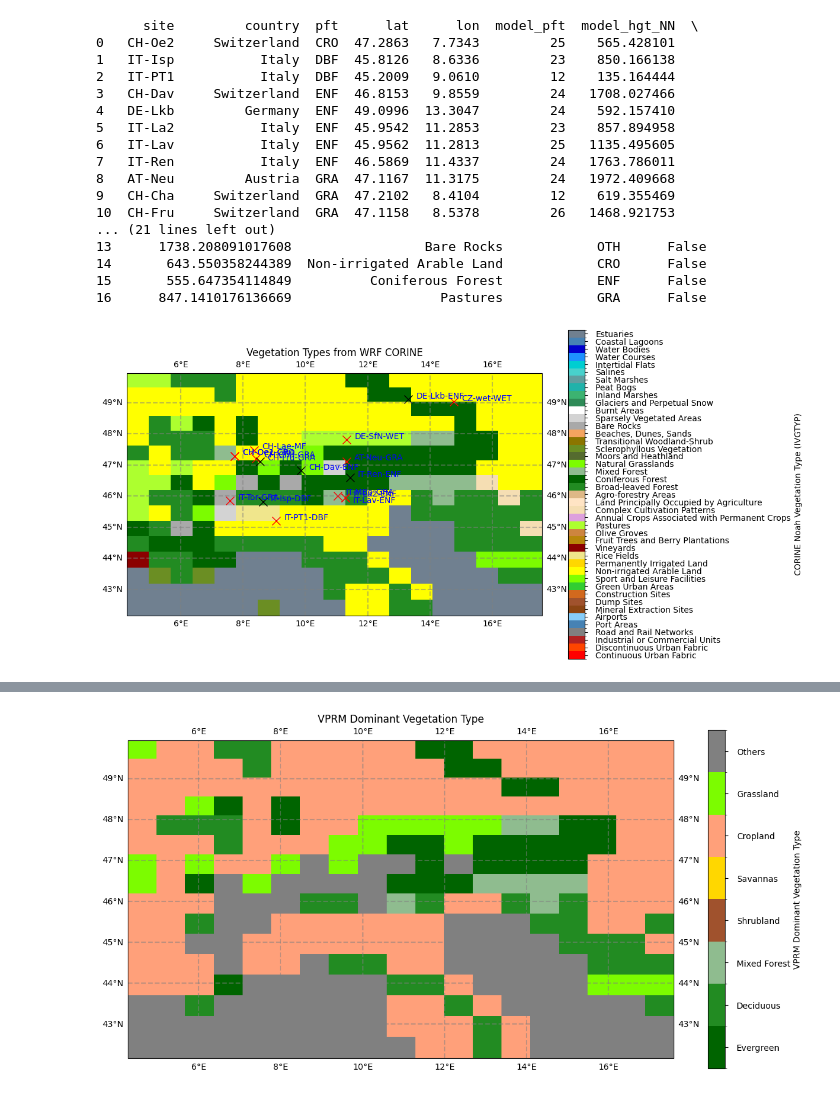
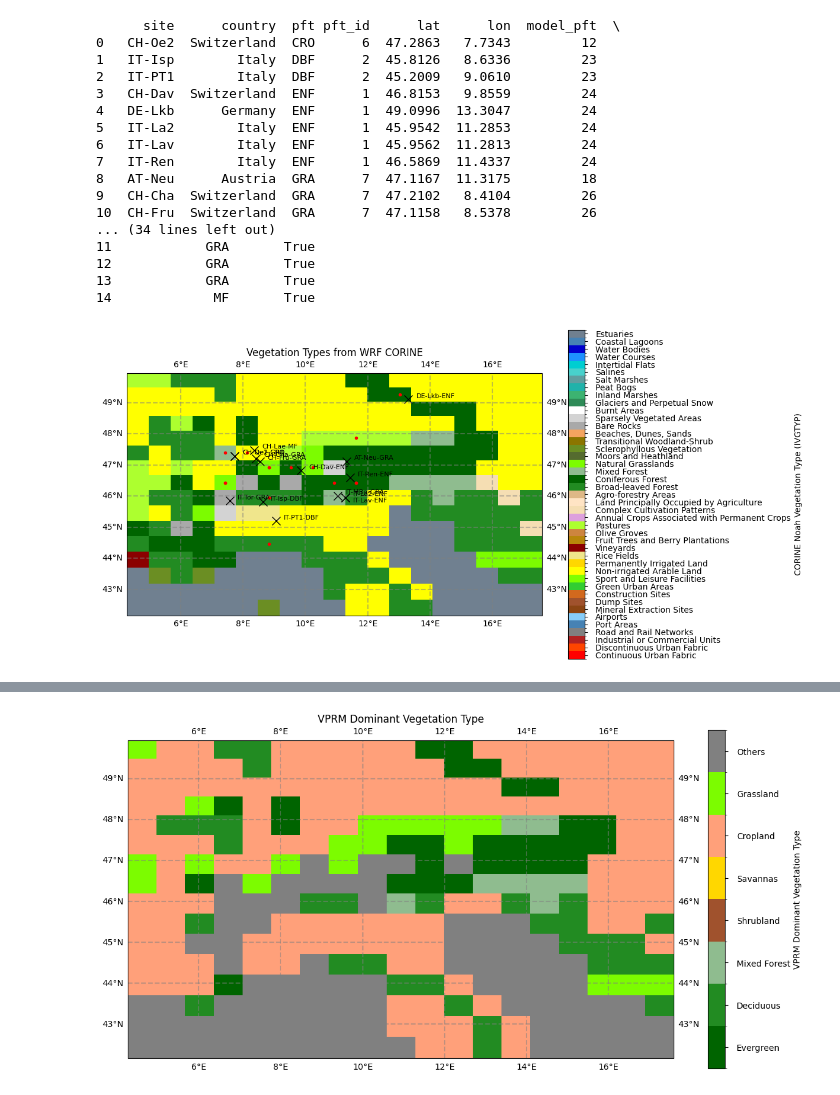
Before and after one commit to mareitzef/WRF_VPRM_post, a Jupyter notebook: LU_index_vs_VPRM_CLC.ipynb, the cells around one changed output, grey strips where cells are left out. Cells and saved outputs as stored; diff of their text form; code cells hidden in the pictures.

```diff
--- a/LU_index_vs_VPRM_CLC.ipynb
+++ b/LU_index_vs_VPRM_CLC.ipynb
@@ -242,14 +256,18 @@ IVGTYP = nc_fid.variables['IVGTYP'][:]
 XLAT = nc_fid.variables['XLAT'][0]  # Assuming the first time slice
 XLONG = nc_fid.variables['XLONG'][0]
 HGT_M = nc_fid.variables['HGT'][0]
+IVGTYP_vprm = np.vectorize(corine_to_vprm.get)(
+            IVGTYP[0,:, :])
 
 # Append model PFT to each site
 for site in sites:
     lat, lon = site["lat"], site["lon"]
-    grid_idx = find_nearest_grid(lat, lon, XLAT, XLONG)
+    dist_km, grid_idx = find_nearest_grid_pft(lat, lon, XLAT, XLONG,int(site["pft_id"]),IVGTYP_vprm)
     site["model_pft"] = IVGTYP[0,grid_idx[0],grid_idx[1]]
     site["model_hgt_NN"] = HGT_M[grid_idx[0],grid_idx[1]]
-    site["model_hgt_interpolated"] = get_int_var(lat, lon, XLAT, XLONG, HGT_M)
+    site["model_lat"] = XLAT[grid_idx[0],grid_idx[1]]
+    site["model_lon"] = XLONG[grid_idx[0],grid_idx[1]]
+    site["dist_km"] = dist_km
     site["model_pft_CLC"] = vegetation_labels[site["model_pft"]-1]
     site["model_pft_VPRM"] = labels_vprm_short[corine_to_vprm[site["model_pft"]]-1]
     if site["pft"] == site["model_pft_VPRM"]:
@@ -264,23 +282,23 @@ df_sites_match = pd.DataFrame(sites)
 print(df_sites_match)
 df_sites_match.to_csv("pft_site_match_at"+dx+".csv" )
 # %% [output]
-      site         country  pft      lat      lon  model_pft  model_hgt_NN  \
-0   CH-Oe2     Switzerland  CRO  47.2863   7.7343         25    565.428101
-1   IT-Isp           Italy  DBF  45.8126   8.6336         23    850.166138
-2   IT-PT1           Italy  DBF  45.2009   9.0610         12    135.164444
-3   CH-Dav     Switzerland  ENF  46.8153   9.8559         24   1708.027466
-4   DE-Lkb         Germany  ENF  49.0996  13.3047         24    592.157410
-5   IT-La2           Italy  ENF  45.9542  11.2853         23    857.894958
-6   IT-Lav           Italy  ENF  45.9562  11.2813         25   1135.495605
-7   IT-Ren           Italy  ENF  46.5869  11.4337         24   1763.786011
-8   AT-Neu         Austria  GRA  47.1167  11.3175         24   1972.409668
-9   CH-Cha     Switzerland  GRA  47.2102   8.4104         12    619.355469
-10  CH-Fru     Switzerland  GRA  47.1158   8.5378         26   1468.921753
-... (21 lines left out)
-13      1738.208091017608                 Bare Rocks            OTH      False
-14       643.550358244389  Non-irrigated Arable Land            CRO      False
-15       555.647354114849          Coniferous Forest            ENF      False
-16      847.1410176136669                   Pastures            GRA      False
+      site      country  pft pft_id      lat      lon  model_pft  \
+0   CH-Oe2  Switzerland  CRO      6  47.2863   7.7343         12
+1   IT-Isp        Italy  DBF      2  45.8126   8.6336         23
+2   IT-PT1        Italy  DBF      2  45.2009   9.0610         23
+3   CH-Dav  Switzerland  ENF      1  46.8153   9.8559         24
+4   DE-Lkb      Germany  ENF      1  49.0996  13.3047         24
+5   IT-La2        Italy  ENF      1  45.9542  11.2853         24
+6   IT-Lav        Italy  ENF      1  45.9562  11.2813         24
+7   IT-Ren        Italy  ENF      1  46.5869  11.4337         24
+8   AT-Neu      Austria  GRA      7  47.1167  11.3175         18
+9   CH-Cha  Switzerland  GRA      7  47.2102   8.4104         26
+10  CH-Fru  Switzerland  GRA      7  47.1158   8.5378         26
+... (34 lines left out)
+11            GRA       True
+12            GRA       True
+13            GRA       True
+14             MF       True
 # %%
 
 # Create color map and boundaries for  CORINE types
@@ -305,51 +323,53 @@ legend_entries = []
 
 # Plot markers for each site
 for index, site in df_sites_match.iterrows():
-    lat = site["lat"]
-    lon = site["lon"]
     label = f"{site['site']}-{site['pft']}"  # Create label as 'site-pft'
 
     # Adjust specific label positions if necessary
     if site["site"] == "IT-Lav":
         text_offset_x, text_offset_y = 0.25, -0.1
     else:
         text_offset_x, text_offset_y = 0.25, 0.1
 
-    if site["pft_match"]:
-        color_m='black'
-    else:
-        color_m='red'
     # Plot the marker
     ax.plot(
-        lon, lat,
+        site["lon"], site["lat"],
         marker='x',
-        color = color_m,
+        color = 'black',
         markersize=10,
+        linewidth=2,
+        transform=ccrs.PlateCarree()
+    )
+    ax.plot(
+        site["model_lon"], site["model_lat"],
+        marker='o',
+        color = 'red',
+        markersize=3,
         linewidth=2,
         transform=ccrs.PlateCarree()
     )
 
     # Add the label
     ax.text(
-        lon + text_offset_x, lat + text_offset_y,
+        site["lon"] + text_offset_x, site["lat"] + text_offset_y,
         label,
-        color='blue',
+        color='black',
         transform=ccrs.PlateCarree(),
-        fontsize=10,
+        fontsize=8,
         ha='left',
         va='center'
     )
 
 # Set title and gridlines
 ax.set_title("Vegetation Types from WRF CORINE")
 gl = ax.gridlines(draw_labels=True, linewidth=1.5, color='gray', alpha=0.5, linestyle='--')
 gl.xlabels_top = False
 gl.ylabels_right = False
 plt.tight_layout()
 plt.savefig(f"VGT_CORINE_{domain+dx}.png")
 plt.show()
 # %% [output]
-[figure, old version]
+[figure, new version]
 # %%
 
 in_veg_frac = xr.open_dataset(os.path.join(base_mz, t_file_fra))
```
Also changed, not shown: parts of 7 cells of this notebook, 4 other files.
